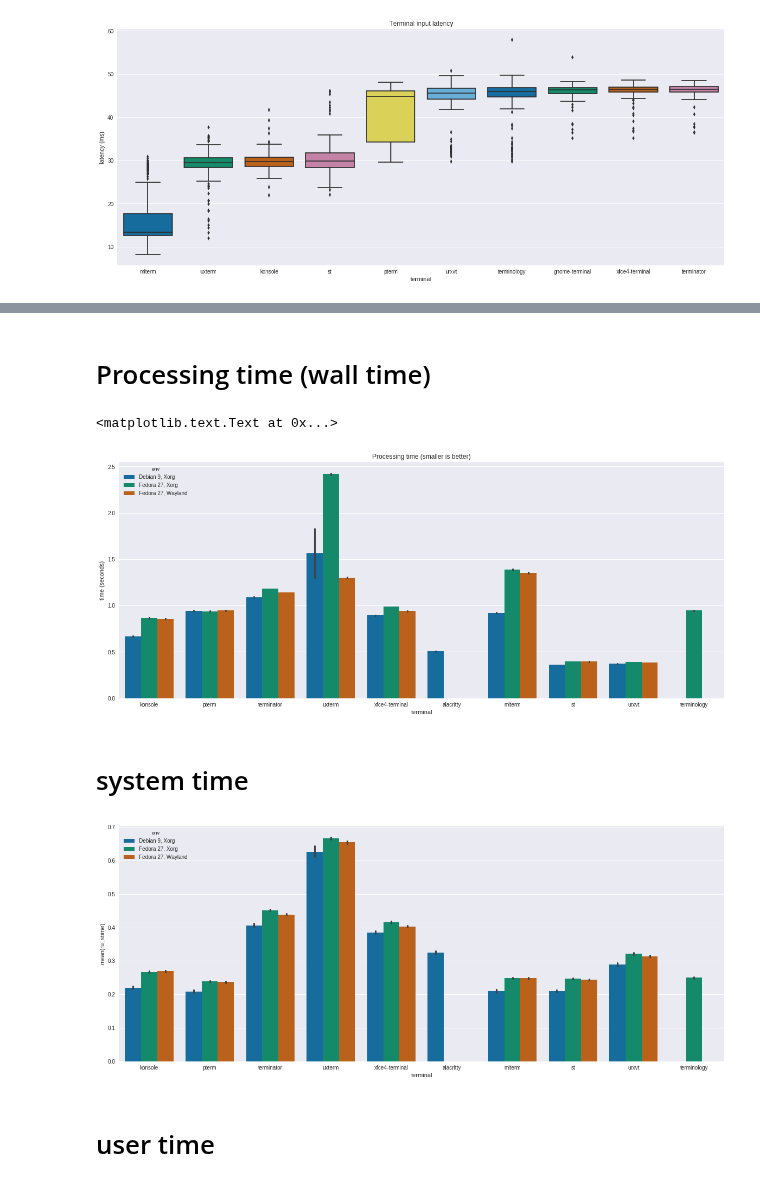
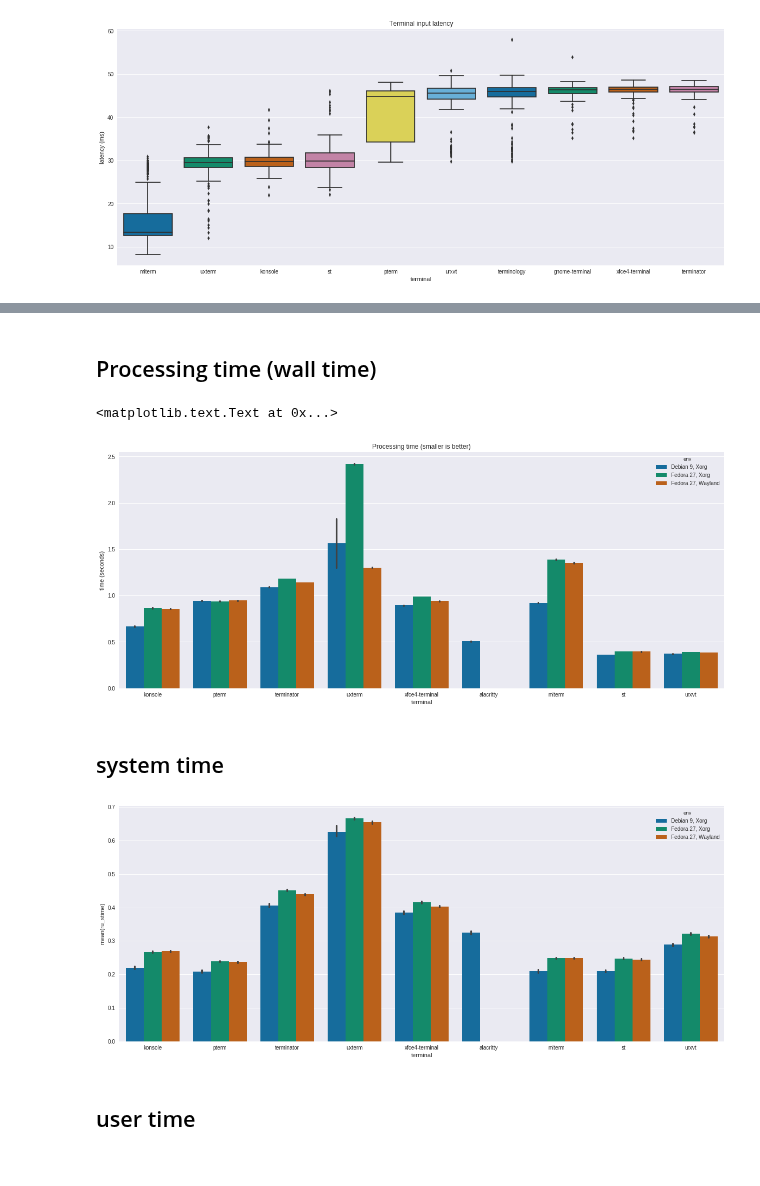
Before and after one commit to anarcat/terms-benchmarks, a Jupyter notebook: benchmarks-summary.ipynb, the cells around one changed output, grey strips where cells are left out. Cells and saved outputs as stored; diff of their text form; code cells hidden in the pictures.

Commit message:
remove terminology from graphs as it is not covered in the article

```diff
--- a/benchmarks-summary.ipynb
+++ b/benchmarks-summary.ipynb
@@ -129,25 +213,22 @@ print(tabulate(latency.describe().transpose(), headers='keys', tablefmt='pipe'))
 # %% [markdown]
-# Processing time (wall time)
+## Processing time (wall time)
 # %%
-deb9_xorg = pandas.read_csv('debian9-xorg-prime-100x100000.csv').assign(env='Debian 9, Xorg')
-f27_xorg = pandas.read_csv('fedora27-xorg-prime-100x100000.csv').assign(env='Fedora 27, Xorg')
-f27_wayland = pandas.read_csv('fedora27-wayland-prime-100x100000.csv').assign(env='Fedora 27, Wayland')
+# not reviewed in the article
+data = data[data.terminal != 'terminology']
 
 fig, _ = plt.subplots()
 fig.set_figwidth(FIG_WIDTH)
 fig.set_figheight(FIG_HEIGTH)
 
-data = pandas.concat([deb9_xorg, f27_xorg, f27_wayland])
-data['terminal'].replace(['stterm'], 'st',inplace=True)
 
 ax = sns.barplot(data=data, x='terminal', y='wtime', palette='colorblind', hue='env')
 ax.set_title('Processing time (smaller is better)')
 ax.set_ylabel('time (seconds)')
 # %% [output]
 <matplotlib.text.Text at 0x...>
-[figure, old version]
+[figure, new version]
 # %% [markdown]
-# system time
+## system time
 # %%
 fig, _ = plt.subplots()
 fig.set_figwidth(FIG_WIDTH)
@@ -155,9 +236,9 @@ fig.set_figheight(FIG_HEIGTH)
 
 ax = sns.barplot(data=data, x='terminal', y='ru_stime', palette='colorblind', hue='env')
 # %% [output]
-[figure, old version]
+[figure, new version]
 # %% [markdown]
-# user time
+## user time
 # %%
 fig, _ = plt.subplots()
 fig.set_figwidth(FIG_WIDTH)
```
Also changed, not shown: parts of 14 cells of this notebook.
